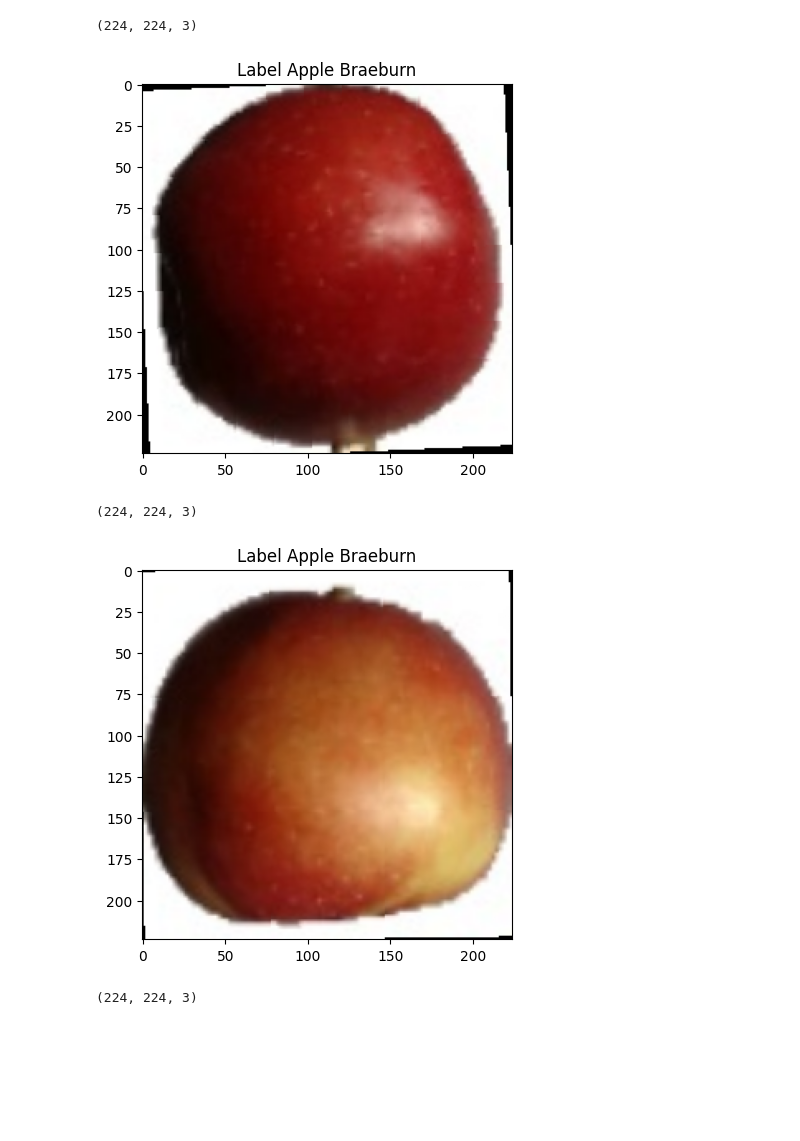
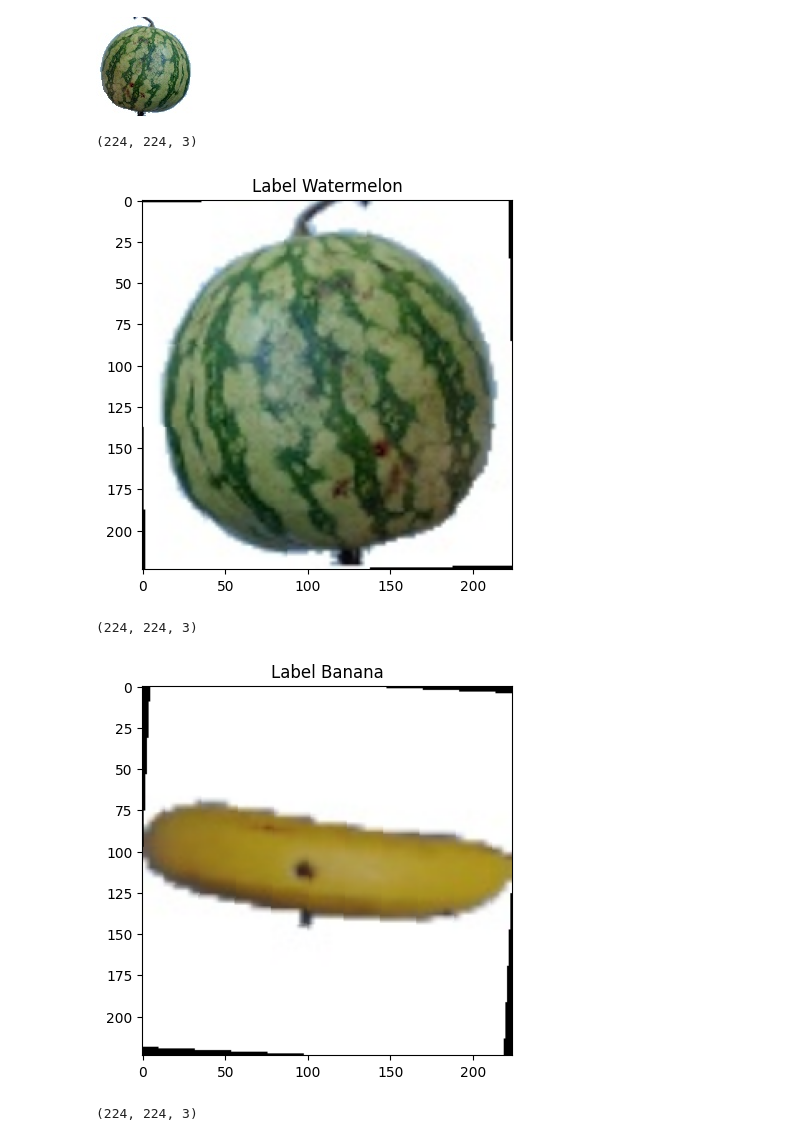
Before and after one commit to Salmix1326/ITStep-AI, a Jupyter notebook: nn-homework2.ipynb, the cells around one changed output. Cells and saved outputs as stored; diff of their text form; code cells hidden in the pictures; blank space fills up the shorter version.

Commit message:
Kaggle Notebook | nn_homework2 | Version 2

```diff
--- a/nn-homework2.ipynb
+++ b/nn-homework2.ipynb
@@ -2,5 +2,5 @@
 import torch
 from torchvision import datasets, transforms
 # %%
-data_dir1 = "/kaggle/input/fruit-recognition/test"
-data_dir2 = "/kaggle/input/fruit-recognition/train/train"
+data_all = "/kaggle/input/fruit-recognition/train/train"
+dataset = datasets.ImageFolder(data_all)
@@ -10,3 +7,7 @@ data_train = datasets.ImageFolder(data_dir2)
+# %%
+data_train, data_test = torch.utils.data.random_split(dataset, [0.8, 0.2])
+# %% [output]
+[figure, added]
 # %%
 train_transform = transforms.Compose(
     [transforms.Resize([224, 224]),
@@ -48,26 +49,26 @@ test_loader = DataLoader(test_data, batch_size=256)
 # %%
 import matplotlib.pyplot as plt
 
 for i in range(3):  # Show 3 images
 
     # Get the image data (tensor) and convert it back to a NumPy array for manipulation
     img, y = train_data[i]
     img = img.numpy()
 
     # Convert the color channels from (channels, height, width) to (height, width, channels) for pyplot
     img = img.transpose((1, 2, 0))
     print(img.shape)
 
     # Get the label name from the dataset class labels
-    label = data_train.classes[y]
+    label = dataset.classes[y]
 
     # Plot the image with a title (including label name)
     plt.imshow(img)
     plt.title(f"Label {label}")
     plt.show()
 # %% [output]
 (224, 224, 3)
-[figure, old version]
+[figure, new version]
 (224, 224, 3)
-[figure, old version]
+[figure, new version]
 (224, 224, 3)
```
Also changed, not shown: parts of 3 cells of this notebook.
